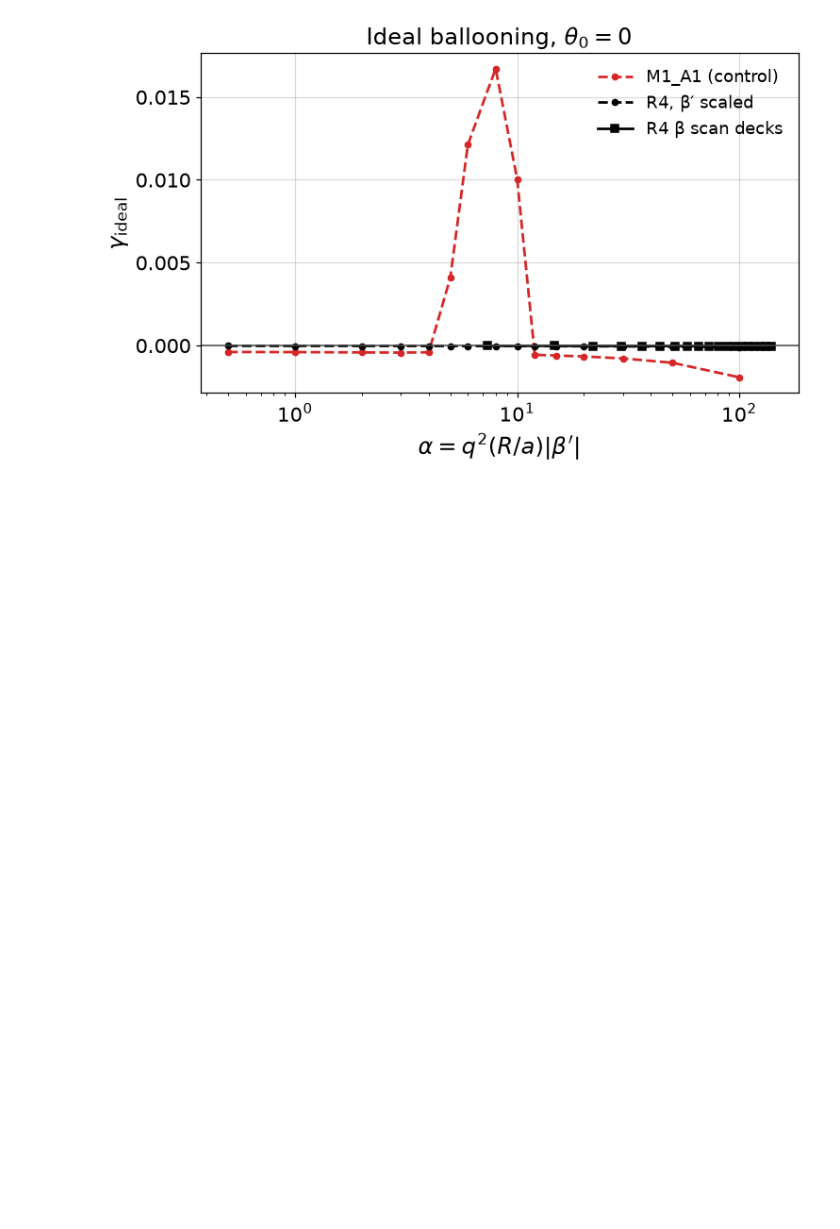
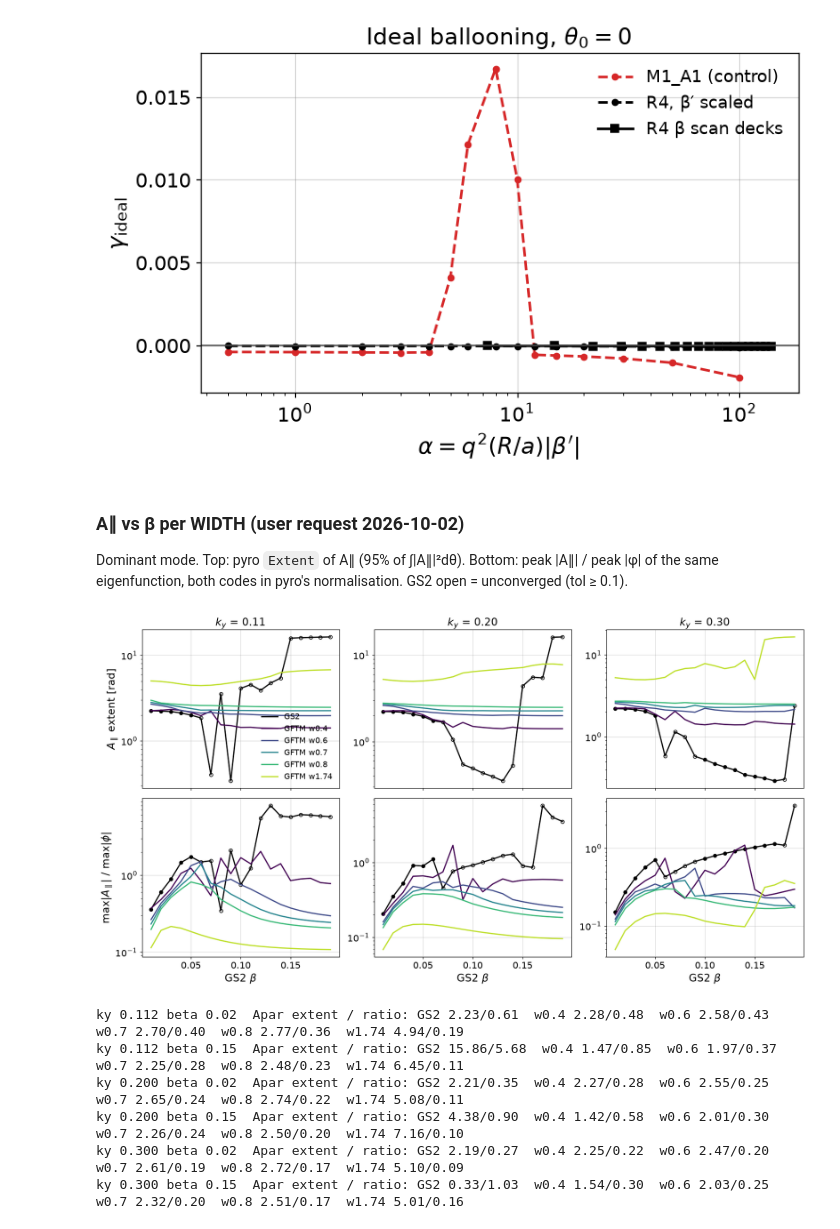
Before and after one commit to FelixWattsYork/General_Analysis, a Jupyter notebook: notebooks/beta_stabilisation_modes.ipynb, the cells around one changed output. Saved outputs shown, nothing was run; the diff lists cells and outputs as text; code cells hidden in the pictures; blank space fills up the shorter version.

Commit message:
beta_stabilisation_modes: R4 A_par extent and A_par/phi vs beta per WIDTH (Fusion_PhD-38e9.9, user request)
Co-Authored-By: Claude Opus 5.5 <noreply@anthropic.com>

```diff
--- a/notebooks/beta_stabilisation_modes.ipynb
+++ b/notebooks/beta_stabilisation_modes.ipynb
@@ -721,3 +721,47 @@ R4 decks, nperiod 5, ntheta 64: unstable (gamma_ideal > 0) in 0 of 19
 M1_A1 (control): unstable alpha [ 5.  6.  8. 10.]
 R4, β′ scaled: unstable alpha []
 [figure]
+# %% [markdown]
+### A∥ vs β per WIDTH (user request 2026-10-02)
+
+Dominant mode. Top: pyro `Extent` of A∥ (95% of ∫|A∥|²dθ). Bottom: peak |A∥| / peak |φ| of the same eigenfunction,
+both codes in pyro's normalisation. GS2 open = unconverged (tol ≥ 0.1).
+# %%
+def apar_ratio(d):
+    e = dominant(d, "eigenfunctions")
+    return np.nanmax(np.abs(v(e.sel(field="apar"))), axis=-1) / np.nanmax(np.abs(v(e.sel(field="phi"))), axis=-1)
+
+
+ratio = {lab: apar_ratio(d) for lab, d in R.items()}
+fig_apar, axes = plt.subplots(2, len(iky), figsize=(5 * len(iky), 8), sharex=True)
+for col, i in enumerate(iky):
+    for row, y in enumerate((ext, ratio)):
+        ax = axes[row, col]
+        yy = {lab: (y[lab]["apar"] if row == 0 else y[lab])[i] for lab in R}
+        ax.plot(beta_r4, yy["GS2"], color="k", label="GS2", marker="none")
+        ax.plot(beta_r4[~unconv[i]], yy["GS2"][~unconv[i]], color="k", ls="", marker="o", ms=5)
+        ax.plot(beta_r4[unconv[i]], yy["GS2"][unconv[i]], color="k", ls="", marker="o", ms=5, mfc="none")
+        for lab in r4_codes:
+            ax.plot(beta_r4, yy[lab], color=colour[lab], label=lab, marker="none")
+        ax.set_yscale("log")
+        ax.tick_params(labelsize=14)
+    axes[0, col].set_title(rf"$k_y$ = {float(gs2[r4].ky[i]):.2f}", fontsize=16)
+    axes[1, col].set_xlabel(r"GS2 $\beta$", fontsize=16)
+axes[0, 0].set_ylabel(r"$A_\parallel$ extent [rad]", fontsize=16)
+axes[1, 0].set_ylabel(r"max$|A_\parallel|$ / max$|\phi|$", fontsize=16)
+axes[0, 0].legend(fontsize=12)
+fig_apar.tight_layout()
+plt.show()
+fig_apar.savefig(output_dir / "R4_apar_vs_beta.png", dpi=150, bbox_inches="tight")
+for i in iky:
+    for j in (jlo, jhi):
+        print(f"ky {float(gs2[r4].ky[i]):.3f} beta {beta_r4[j]:.2f}  Apar extent / ratio: " + "  ".join(
+            f"{lab.replace('GFTM ', '')} {ext[lab]['apar'][i, j]:.2f}/{ratio[lab][i, j]:.2f}" for lab in R))
+# %% [output]
+[figure, added]
+ky 0.112 beta 0.02  Apar extent / ratio: GS2 2.23/0.61  w0.4 2.28/0.48  w0.6 2.58/0.43  w0.7 2.70/0.40  w0.8 2.77/0.36  w1.74 4.94/0.19
+ky 0.112 beta 0.15  Apar extent / ratio: GS2 15.86/5.68  w0.4 1.47/0.85  w0.6 1.97/0.37  w0.7 2.25/0.28  w0.8 2.48/0.23  w1.74 6.45/0.11
+ky 0.200 beta 0.02  Apar extent / ratio: GS2 2.21/0.35  w0.4 2.27/0.28  w0.6 2.55/0.25  w0.7 2.65/0.24  w0.8 2.74/0.22  w1.74 5.08/0.11
+ky 0.200 beta 0.15  Apar extent / ratio: GS2 4.38/0.90  w0.4 1.42/0.58  w0.6 2.01/0.30  w0.7 2.26/0.24  w0.8 2.50/0.20  w1.74 7.16/0.10
+ky 0.300 beta 0.02  Apar extent / ratio: GS2 2.19/0.27  w0.4 2.25/0.22  w0.6 2.47/0.20  w0.7 2.61/0.19  w0.8 2.72/0.17  w1.74 5.10/0.09
+ky 0.300 beta 0.15  Apar extent / ratio: GS2 0.33/1.03  w0.4 1.54/0.30  w0.6 2.03/0.25  w0.7 2.32/0.20  w0.8 2.51/0.17  w1.74 5.01/0.16
```
